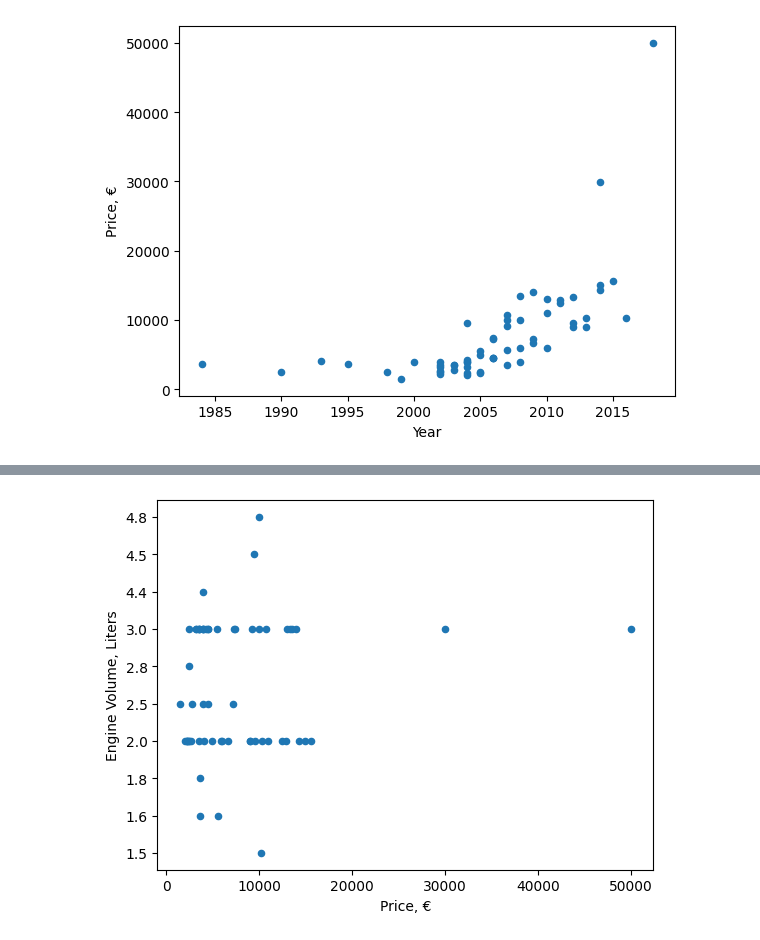
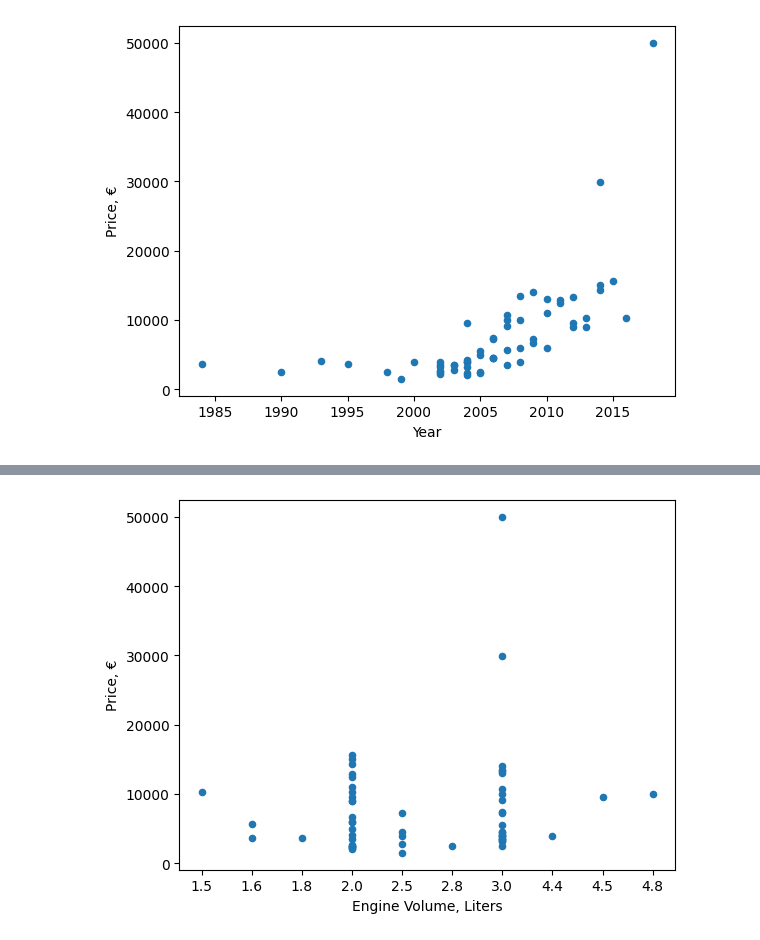
Before and after one commit to uktukt/SGT, a Jupyter notebook: sgt_20221020_beautifulsoup_hw_bmw.ipynb, the cells around one changed output, grey strips where cells are left out. Cells and saved outputs as stored; diff of their text form; code cells hidden in the pictures.

```diff
--- a/sgt_20221020_beautifulsoup_hw_bmw.ipynb
+++ b/sgt_20221020_beautifulsoup_hw_bmw.ipynb
@@ -203,15 +203,15 @@ plt.show()
 # %%
 bmw_df['Volume'] = bmw_df['Volume'].str.replace("D","")
 bmw_df['Volume'] = bmw_df['Volume'].str.replace("B","")
 bmw_df['Volume'] = bmw_df['Volume'].str.replace("H","")
 bmw_df_volume = bmw_df.sort_values(['Volume'], ascending=[True])
 bmw_df_volume = pd.DataFrame(bmw_df_volume,columns=['Volume','Price'])
-bmw_df_volume.plot(x ='Price', y='Volume', kind = 'scatter')
-plt.xlabel('Price, \u20ac')
-plt.ylabel('Engine Volume, Liters')
+bmw_df_volume.plot(x ='Volume', y='Price', kind = 'scatter')
+plt.ylabel('Price, \u20ac')
+plt.xlabel('Engine Volume, Liters')
 plt.show()
 # %% [output]
-[figure, old version]
+[figure, new version]
 # %%
 bmw_map = bmw_df[['Year', 'Volume', 'Run', 'Price']]
 bmw_map = bmw_map.astype({'Year':'float'})
```
Also changed, not shown: parts of 2 cells of this notebook.
